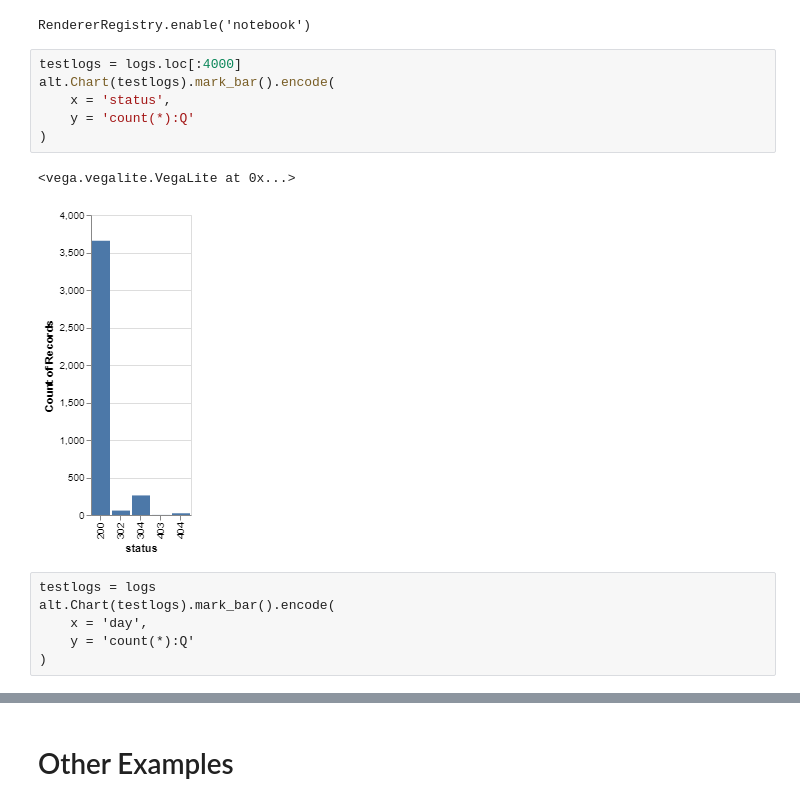
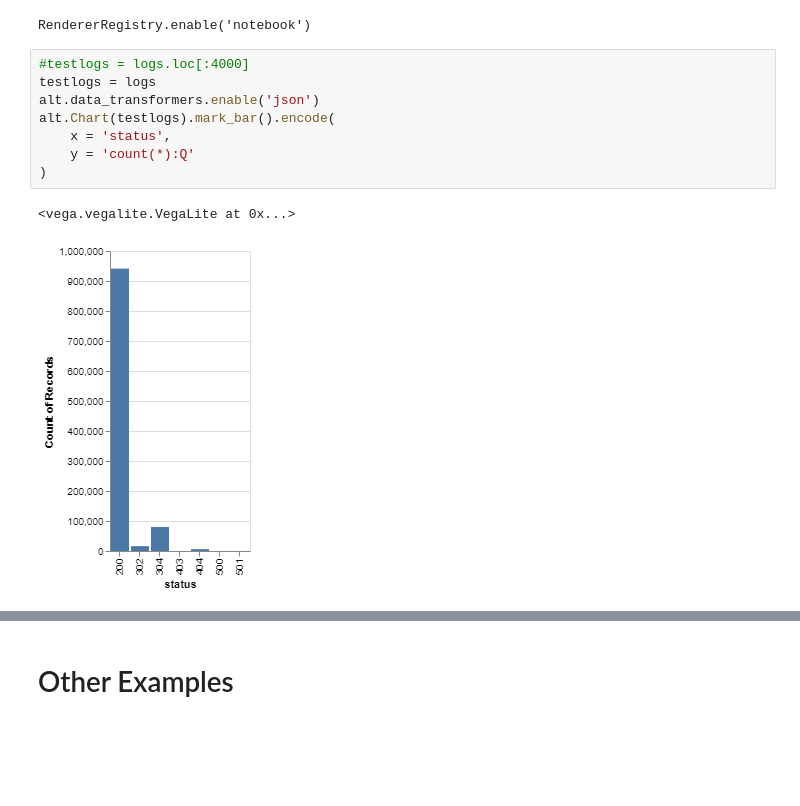
Before and after one commit to kkrathor/JupyterBootcamp, a Jupyter notebook: apache_log_analytics.ipynb, the cells around one changed output, grey strips where cells are left out. Saved outputs shown, nothing was run; the diff lists cells and outputs as text; blank space fills up the shorter version.

```diff
--- a/apache_log_analytics.ipynb
+++ b/apache_log_analytics.ipynb
@@ -226,17 +226,13 @@ alt.renderers.enable('notebook')
 # %% [output]
 RendererRegistry.enable('notebook')
 # %%
-testlogs = logs.loc[:4000]
+#testlogs = logs.loc[:4000]
+testlogs = logs
+alt.data_transformers.enable('json')
 alt.Chart(testlogs).mark_bar().encode(
     x = 'status',
     y = 'count(*):Q'
 )
 # %% [output]
 <vega.vegalite.VegaLite at 0x...>
-[figure, old version]
+[figure, new version]
-# %% [raw]
-testlogs = logs
-alt.Chart(testlogs).mark_bar().encode(
-    x = 'day',
-    y = 'count(*):Q'
-)
```
Also changed, not shown: parts of 1 cell of this notebook.
